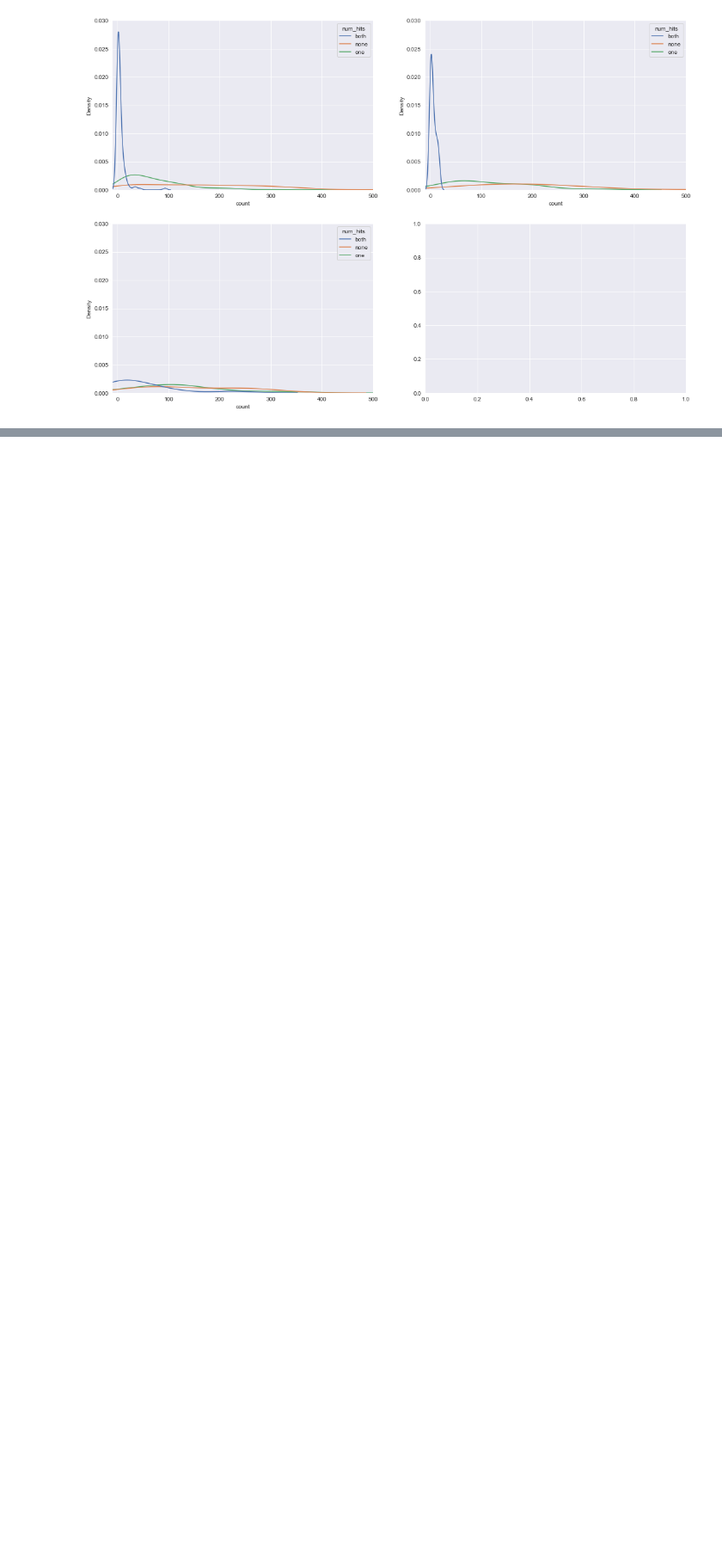
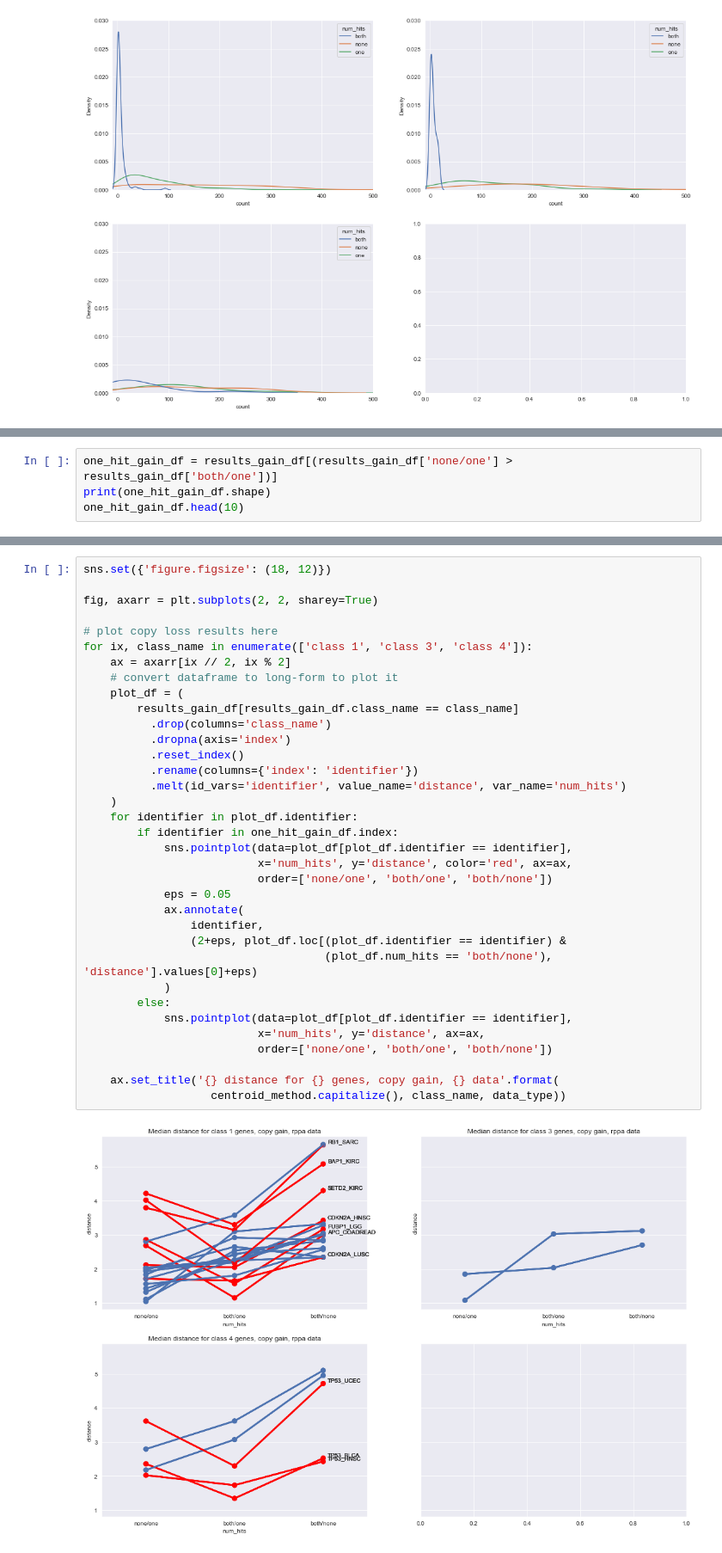
Before and after one commit to greenelab/mutation-fn, a Jupyter notebook: 5_distance_analysis/1_centroid_distance.ipynb, the cells around one changed output, grey strips where cells are left out. Shown at 86% size. Drawn from its saved outputs; the diff is of its cells as text; blank space fills up the shorter version.

```diff
--- a/5_distance_analysis/1_centroid_distance.ipynb
+++ b/5_distance_analysis/1_centroid_distance.ipynb
@@ -458,0 +509,4 @@ for ix, class_name in enumerate(['class 1', 'class 3', 'class 4']):
+# %%
+one_hit_gain_df = results_gain_df[(results_gain_df['none/one'] > results_gain_df['both/one'])]
+print(one_hit_gain_df.shape)
+one_hit_gain_df.head(10)
@@ -458,0 +526,37 @@ for ix, class_name in enumerate(['class 1', 'class 3', 'class 4']):
+# %%
+sns.set({'figure.figsize': (18, 12)})
+
+fig, axarr = plt.subplots(2, 2, sharey=True)
+
+# plot copy loss results here
+for ix, class_name in enumerate(['class 1', 'class 3', 'class 4']):
+    ax = axarr[ix // 2, ix % 2]
+    # convert dataframe to long-form to plot it
+    plot_df = (
+        results_gain_df[results_gain_df.class_name == class_name]
+          .drop(columns='class_name')
+          .dropna(axis='index')
+          .reset_index()
+          .rename(columns={'index': 'identifier'})
+          .melt(id_vars='identifier', value_name='distance', var_name='num_hits')
+    )
+    for identifier in plot_df.identifier:
+        if identifier in one_hit_gain_df.index:
+            sns.pointplot(data=plot_df[plot_df.identifier == identifier],
+                          x='num_hits', y='distance', color='red', ax=ax,
+                          order=['none/one', 'both/one', 'both/none'])
+            eps = 0.05
+            ax.annotate(
+                identifier,
+                (2+eps, plot_df.loc[(plot_df.identifier == identifier) &
+                                    (plot_df.num_hits == 'both/none'), 'distance'].values[0]+eps)
+            )
+        else:
+            sns.pointplot(data=plot_df[plot_df.identifier == identifier],
+                          x='num_hits', y='distance', ax=ax,
+                          order=['none/one', 'both/one', 'both/none'])
+
+    ax.set_title('{} distance for {} genes, copy gain, {} data'.format(
+                   centroid_method.capitalize(), class_name, data_type))
+# %% [output]
+[figure, added]
```
Also changed, not shown: parts of 22 cells of this notebook, 1 other file.
